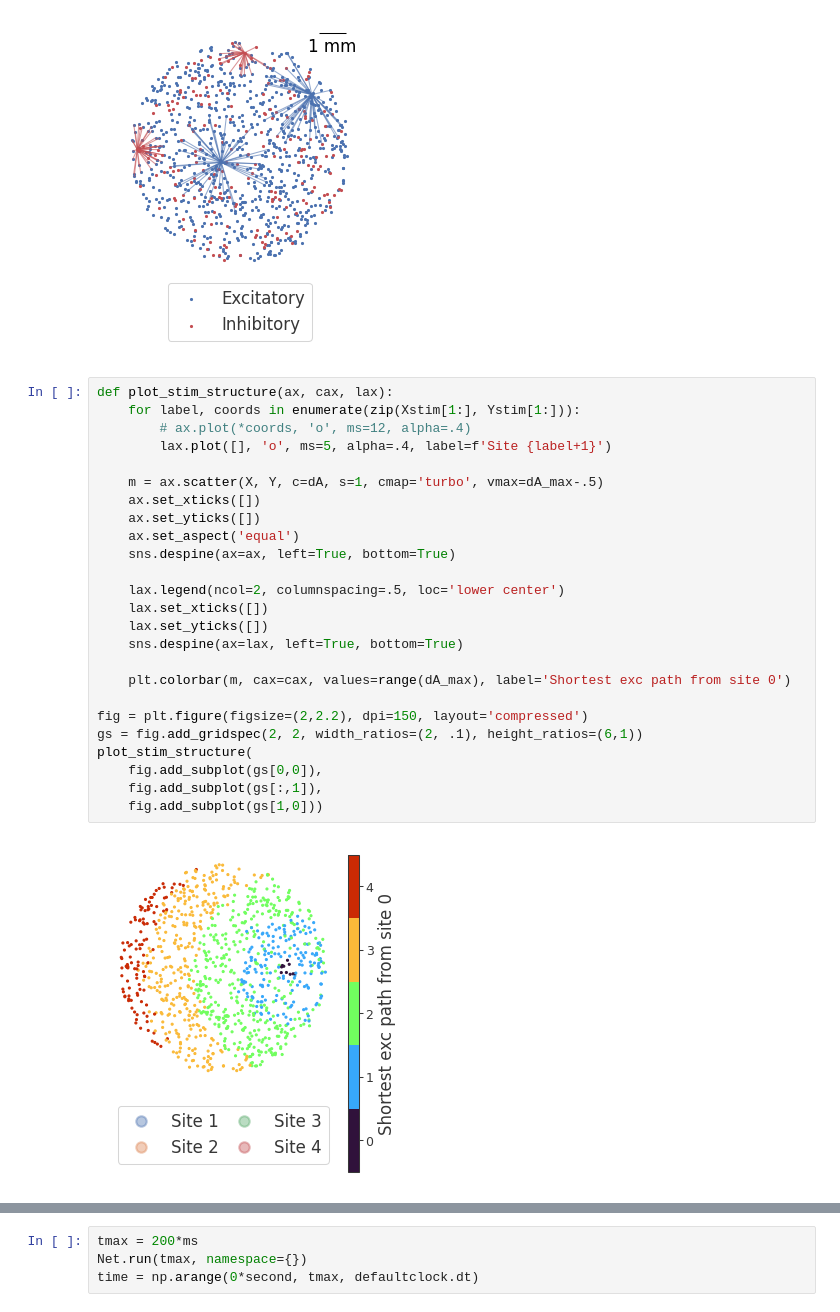
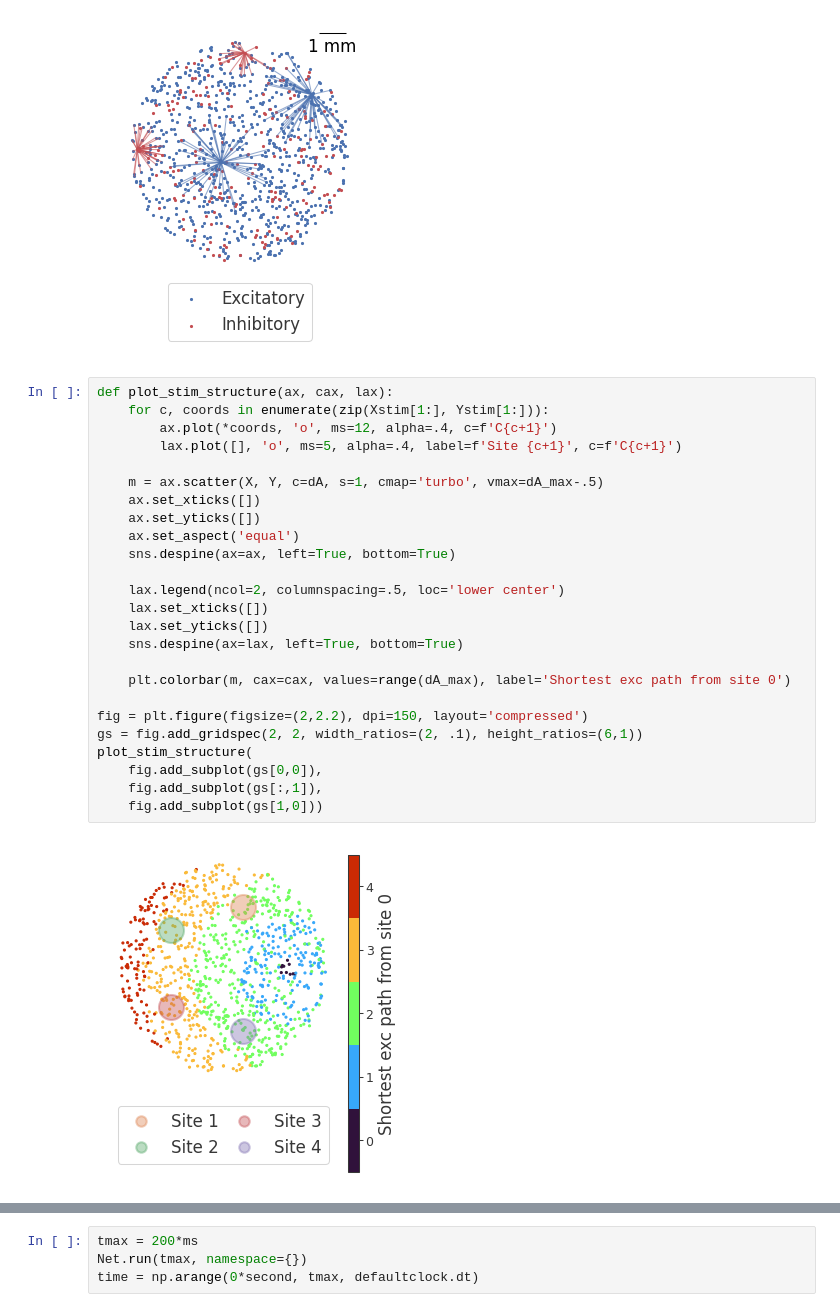
Before and after one commit to kernfel/plasticity-synergy-deviance-detection-history, a Jupyter notebook: Fig1-structure.ipynb, the cells around one changed output, grey strips where cells are left out. Drawn from its saved outputs; the diff is of its cells as text.

```diff
--- a/Fig1-structure.ipynb
+++ b/Fig1-structure.ipynb
@@ -78,29 +79,29 @@ plot_structure(*axs)
 [figure]
 # %%
 def plot_stim_structure(ax, cax, lax):
-    for label, coords in enumerate(zip(Xstim[1:], Ystim[1:])):
-        # ax.plot(*coords, 'o', ms=12, alpha=.4)
-        lax.plot([], 'o', ms=5, alpha=.4, label=f'Site {label+1}')
+    for c, coords in enumerate(zip(Xstim[1:], Ystim[1:])):
+        ax.plot(*coords, 'o', ms=12, alpha=.4, c=f'C{c+1}')
+        lax.plot([], 'o', ms=5, alpha=.4, label=f'Site {c+1}', c=f'C{c+1}')
 
     m = ax.scatter(X, Y, c=dA, s=1, cmap='turbo', vmax=dA_max-.5)
     ax.set_xticks([])
     ax.set_yticks([])
     ax.set_aspect('equal')
     sns.despine(ax=ax, left=True, bottom=True)
 
     lax.legend(ncol=2, columnspacing=.5, loc='lower center')
     lax.set_xticks([])
     lax.set_yticks([])
     sns.despine(ax=lax, left=True, bottom=True)
 
     plt.colorbar(m, cax=cax, values=range(dA_max), label='Shortest exc path from site 0')
 
 fig = plt.figure(figsize=(2,2.2), dpi=150, layout='compressed')
 gs = fig.add_gridspec(2, 2, width_ratios=(2, .1), height_ratios=(6,1))
 plot_stim_structure(
     fig.add_subplot(gs[0,0]),
     fig.add_subplot(gs[:,1]),
     fig.add_subplot(gs[1,0]))
 # %% [output]
-[figure, old version]
+[figure, new version]
 # %%
```
Also changed, not shown: parts of 7 cells of this notebook, 1 other file.
